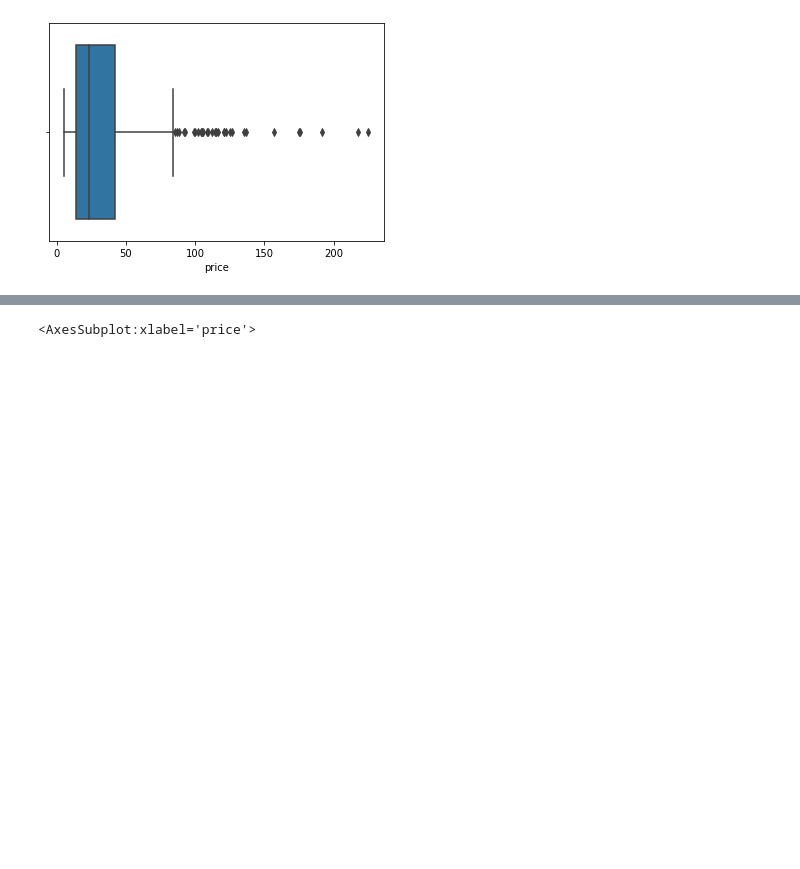
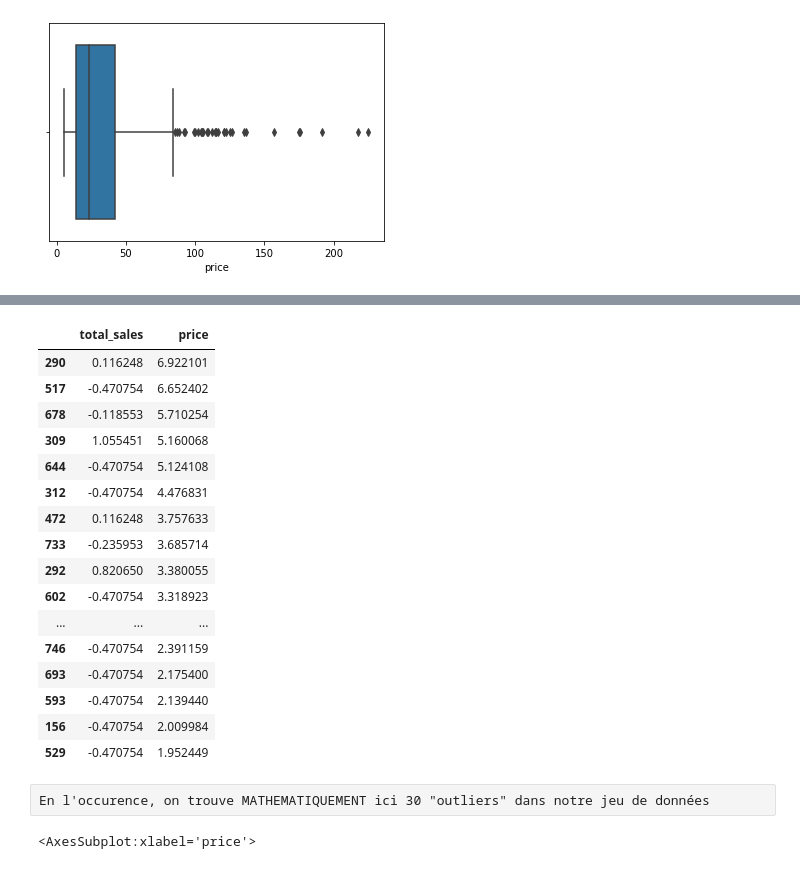
Before and after one commit to ErwanRochdi/Wine_spirit, a Jupyter notebook: Wine_spirit.ipynb, the cells around one changed output, grey strips where cells are left out. Drawn from its saved outputs; the diff is of its cells as text; code cells hidden in the pictures; blank space fills up the shorter version.

```diff
--- a/Wine_spirit.ipynb
+++ b/Wine_spirit.ipynb
@@ -118,3 +132,26 @@ df_for_zscore
+# %%
+df_for_zscore = df_for_zscore.sort_values(by=['price'], ascending=False)
+df_for_zscore.head(31)
+# %% [output]
+|  | total_sales | price |
+| 290 | 0.116248 | 6.922101 |
+| 517 | -0.470754 | 6.652402 |
+| 678 | -0.118553 | 5.710254 |
+| 309 | 1.055451 | 5.160068 |
+| 644 | -0.470754 | 5.124108 |
+| 312 | -0.470754 | 4.476831 |
+| 472 | 0.116248 | 3.757633 |
+| 733 | -0.235953 | 3.685714 |
+| 292 | 0.820650 | 3.380055 |
+| 602 | -0.470754 | 3.318923 |
+| ... | ... | ... |
+| 746 | -0.470754 | 2.391159 |
+| 693 | -0.470754 | 2.175400 |
+| 593 | -0.470754 | 2.139440 |
+| 156 | -0.470754 | 2.009984 |
+| 529 | -0.470754 | 1.952449 |
+# %% [raw]
+En l'occurence, on trouve MATHEMATIQUEMENT ici 30 "outliers" dans notre jeu de données
 # %%
 sns.boxplot(df_for_zscore['price'])
 # %% [output]
```
Also changed, not shown: parts of 32 cells of this notebook.
